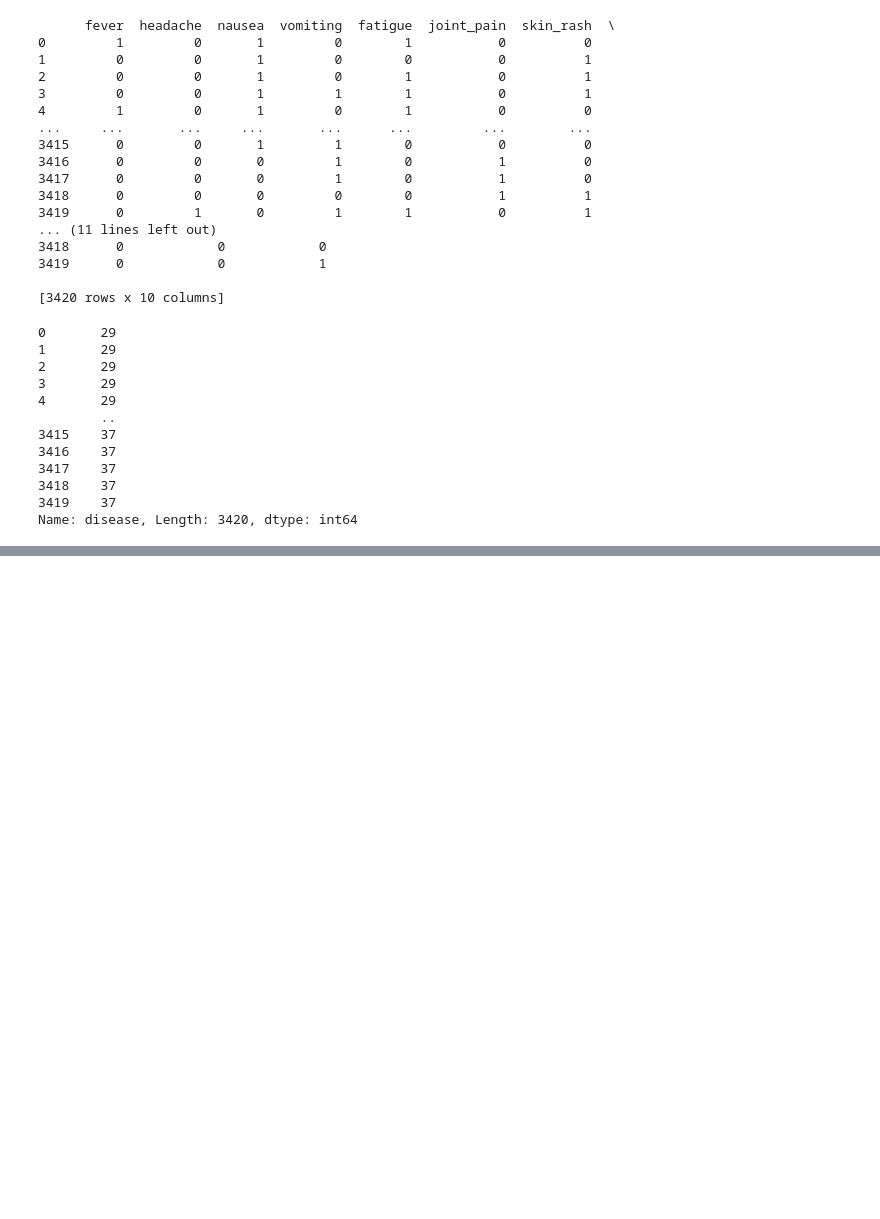
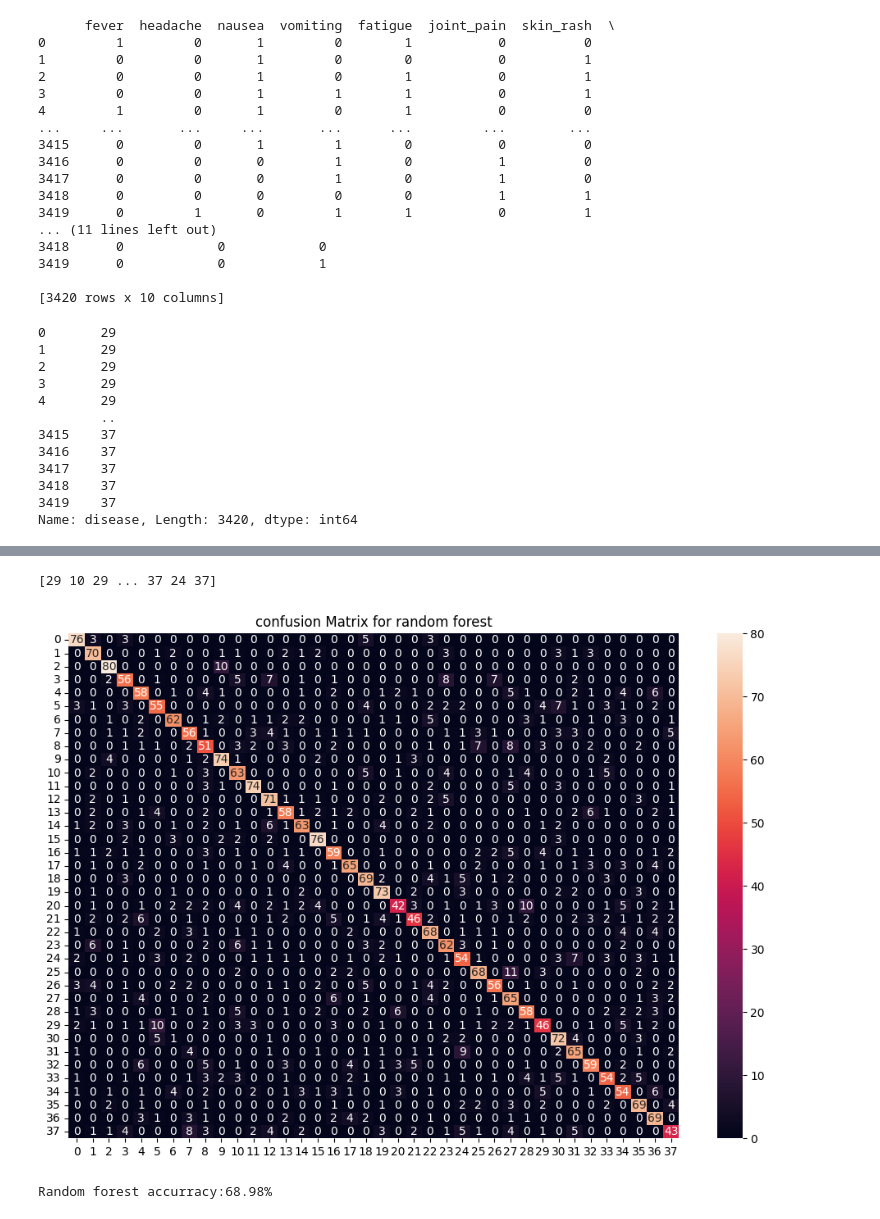
Before and after one commit to Maneesh6301/Disease, a Jupyter notebook: Notebook.ipynb, the cells around one changed output, grey strips where cells are left out. Saved outputs shown, nothing was run; the diff lists cells and outputs as text; code cells hidden in the pictures; blank space fills up the shorter version.

```diff
--- a/Notebook.ipynb
+++ b/Notebook.ipynb
@@ -232,0 +284,20 @@ Mean Accuracy: 0.5000
+# %%
+random_model=RandomForestClassifier(random_state=(42))
+random_model.fit(X_resampled,y_resampled)
+random_pred=random_model.predict(X_resampled)
+print(random_pred)
+# %% [output]
+[29 10 29 ... 37 24 37]
+# %%
+cf_matrix_random=confusion_matrix(y_resampled,random_pred)
+plt.figure(figsize=(12,8))
+sns.heatmap(cf_matrix_random,annot=True,fmt="d")
+plt.title("confusion Matrix for random forest")
+plt.show()
+# %% [output]
+[figure, added]
+# %%
+random_accuraccy=accuracy_score(y_resampled,random_pred)
+print(f"Random forest accurracy:{random_accuraccy*100:.2f}%")
+# %% [output]
+Random forest accurracy:68.98%
```
Also changed, not shown: parts of 11 cells of this notebook.
